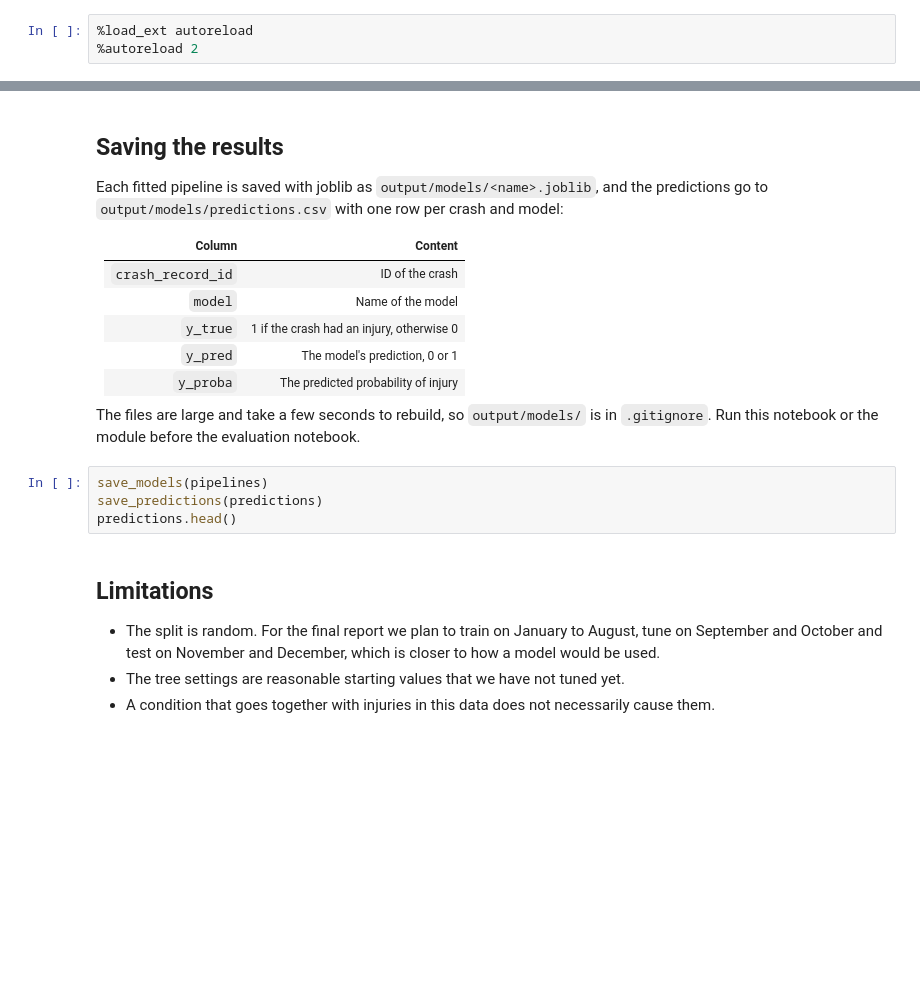
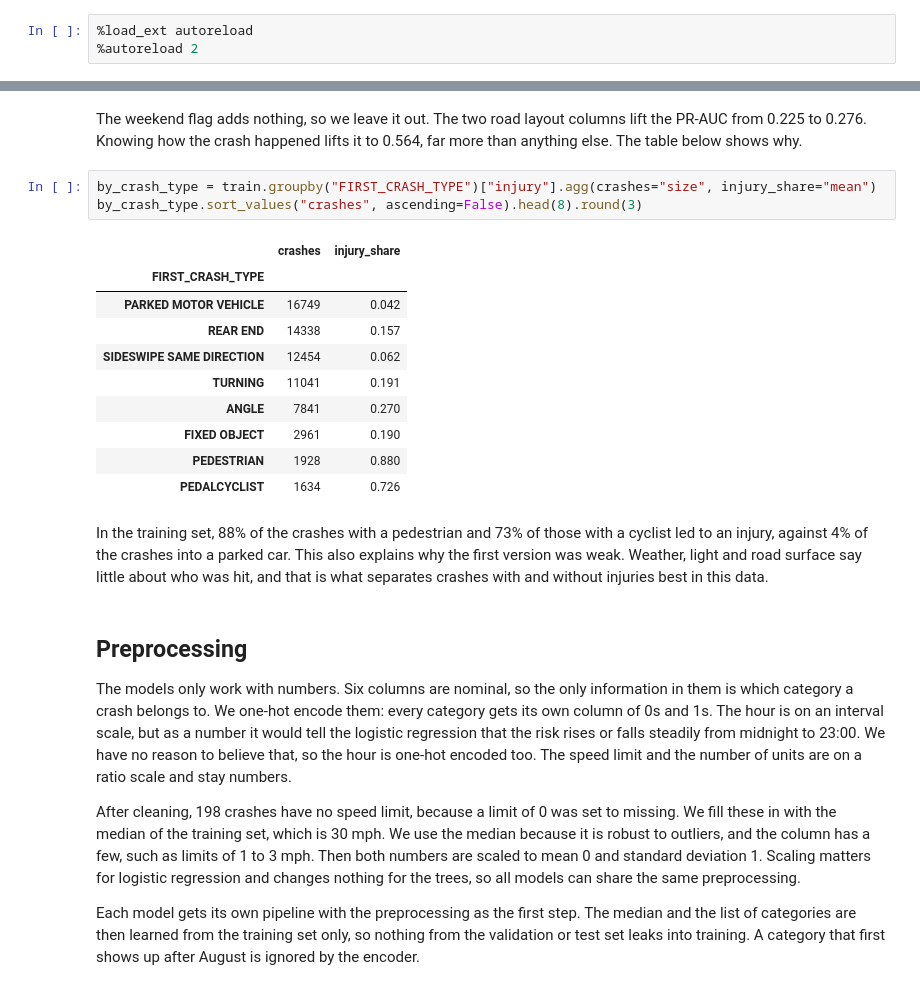
Before and after one commit to H44K0N/DATA3800-gruppe-7, a Jupyter notebook: notebooks/03-eg-modeling.ipynb, the cells around one changed output, grey strips where cells are left out. Drawn from its saved outputs; the diff is of its cells as text; blank space fills up the shorter version.

```diff
--- a/notebooks/03-eg-modeling.ipynb
+++ b/notebooks/03-eg-modeling.ipynb
@@ -91,24 +143,26 @@ By Bayes' theorem, the chance that a flagged crash really had an injury, P(injur
+# %% [markdown]
+The weekend flag adds nothing, so we leave it out. The two road layout columns lift the PR-AUC from 0.225 to 0.276. Knowing how the crash happened lifts it to 0.564, far more than anything else. The table below shows why.
+# %%
+by_crash_type = train.groupby("FIRST_CRASH_TYPE")["injury"].agg(crashes="size", injury_share="mean")
+by_crash_type.sort_values("crashes", ascending=False).head(8).round(3)
+# %% [output]
+|  | crashes | injury_share |
+| FIRST_CRASH_TYPE |  |  |
+| PARKED MOTOR VEHICLE | 16749 | 0.042 |
+| REAR END | 14338 | 0.157 |
+| SIDESWIPE SAME DIRECTION | 12454 | 0.062 |
+| TURNING | 11041 | 0.191 |
+| ANGLE | 7841 | 0.270 |
+| FIXED OBJECT | 2961 | 0.190 |
+| PEDESTRIAN | 1928 | 0.880 |
+| PEDALCYCLIST | 1634 | 0.726 |
 # %% [markdown]
-## Saving the results
-
-Each fitted pipeline is saved with joblib as `output/models/<name>.joblib`, and the predictions go to `output/models/predictions.csv` with one row per crash and model:
-
-| Column | Content |
-| --- | --- |
-| `crash_record_id` | ID of the crash |
-| `model` | Name of the model |
-| `y_true` | 1 if the crash had an injury, otherwise 0 |
-| `y_pred` | The model's prediction, 0 or 1 |
-| `y_proba` | The predicted probability of injury |
-
-The files are large and take a few seconds to rebuild, so `output/models/` is in `.gitignore`. Run this notebook or the module before the evaluation notebook.
+In the training set, 88% of the crashes with a pedestrian and 73% of those with a cyclist led to an injury, against 4% of the crashes into a parked car. This also explains why the first version was weak. Weather, light and road surface say little about who was hit, and that is what separates crashes with and without injuries best in this data.
-# %%
-save_models(pipelines)
-save_predictions(predictions)
-predictions.head()
-# %% [markdown]
-## Limitations
-
-- The split is random. For the final report we plan to train on January to August, tune on September and October and test on November and December, which is closer to how a model would be used.
-- The tree settings are reasonable starting values that we have not tuned yet.
-- A condition that goes together with injuries in this data does not necessarily cause them.
+# %% [markdown]
+## Preprocessing
+
+The models only work with numbers. Six columns are nominal, so the only information in them is which category a crash belongs to. We one-hot encode them: every category gets its own column of 0s and 1s. The hour is on an interval scale, but as a number it would tell the logistic regression that the risk rises or falls steadily from midnight to 23:00. We have no reason to believe that, so the hour is one-hot encoded too. The speed limit and the number of units are on a ratio scale and stay numbers.
+
+After cleaning, 198 crashes have no speed limit, because a limit of 0 was set to missing. We fill these in with the median of the training set, which is 30 mph. We use the median because it is robust to outliers, and the column has a few, such as limits of 1 to 3 mph. Then both numbers are scaled to mean 0 and standard deviation 1. Scaling matters for logistic regression and changes nothing for the trees, so all models can share the same preprocessing.
+
+Each model gets its own pipeline with the preprocessing as the first step. The median and the list of categories are then learned from the training set only, so nothing from the validation or test set leaks into training. A category that first shows up after August is ignored by the encoder.
```
Also changed, not shown: parts of 27 cells of this notebook, 17 other files.
